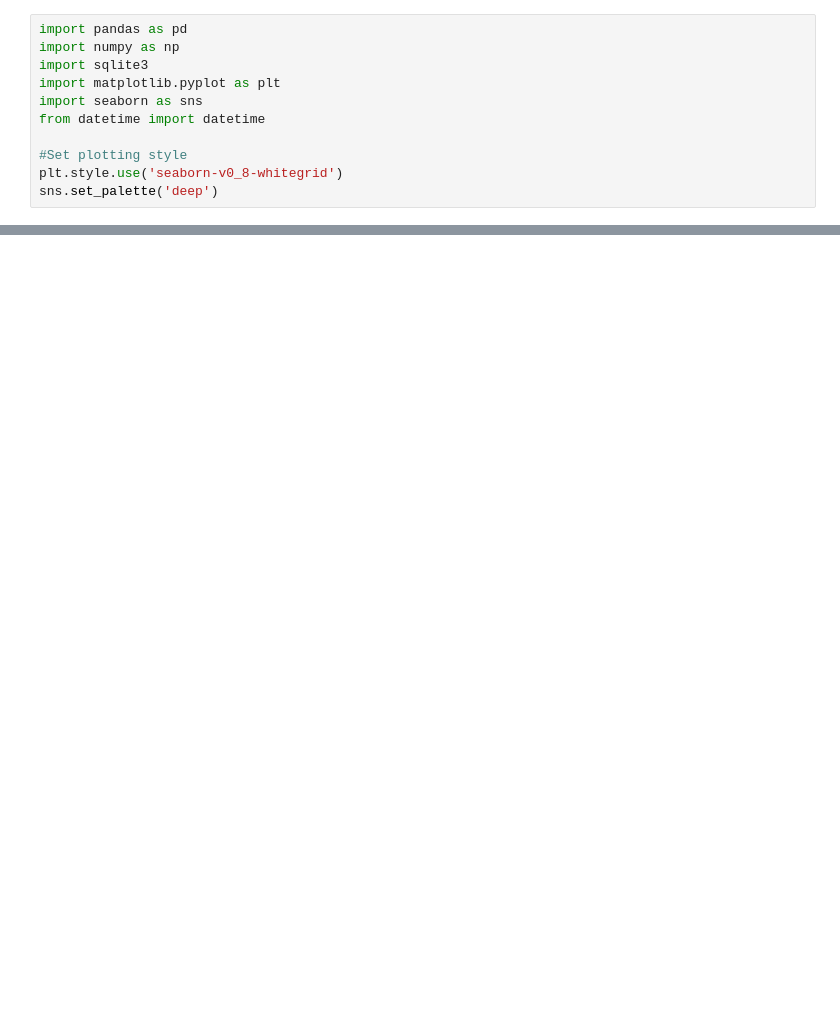
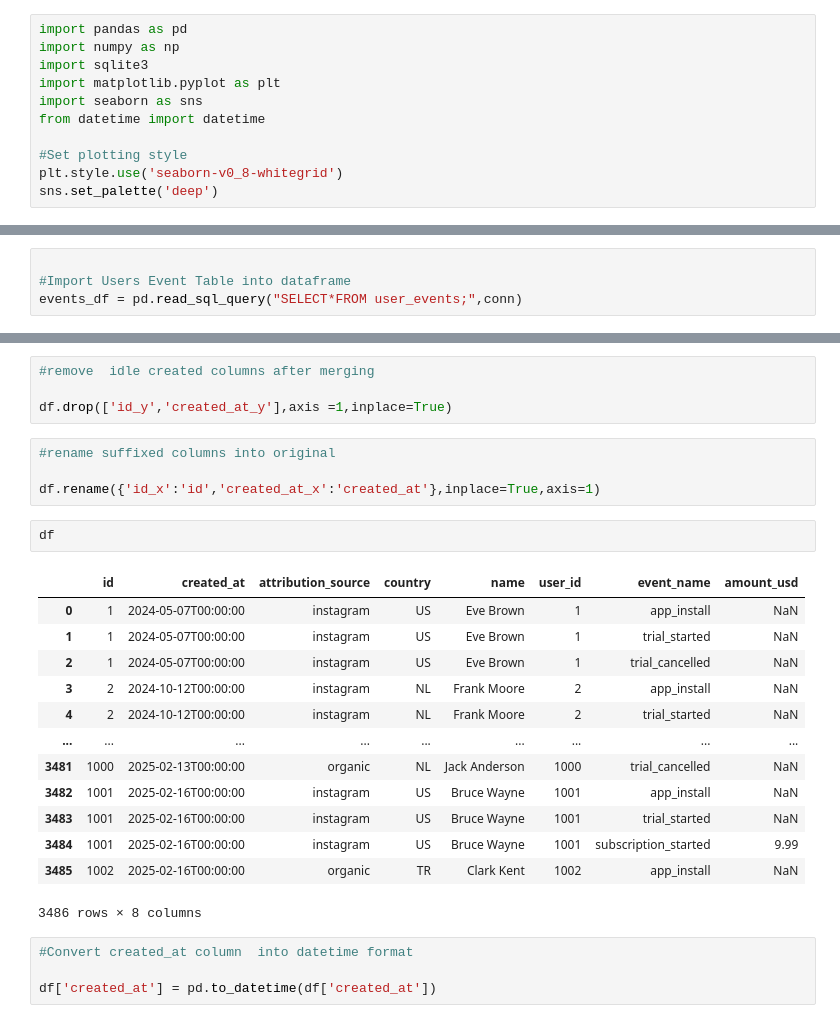
Before and after one commit to euphratesk/cornP, a Jupyter notebook: Case-Study PapCorns.ipynb, the cells around one changed output, grey strips where cells are left out. Cells and saved outputs as stored; diff of their text form; blank space fills up the shorter version.

```diff
--- a/Case-Study PapCorns.ipynb
+++ b/Case-Study PapCorns.ipynb
@@ -11,0 +18,4 @@ sns.set_palette('deep')
+# %%
+
+#Import Users Event Table into dataframe
+events_df = pd.read_sql_query("SELECT*FROM user_events;",conn)
@@ -11,0 +227,28 @@ sns.set_palette('deep')
+# %%
+#remove  idle created columns after merging
+
+df.drop(['id_y','created_at_y'],axis =1,inplace=True)
+# %%
+#rename suffixed columns into original
+
+df.rename({'id_x':'id','created_at_x':'created_at'},inplace=True,axis=1)
+# %%
+df
+# %% [output]
+|  | id | created_at | attribution_source | country | name | user_id | event_name | amount_usd |
+| 0 | 1 | 2024-05-07T00:00:00 | instagram | US | Eve Brown | 1 | app_install | NaN |
+| 1 | 1 | 2024-05-07T00:00:00 | instagram | US | Eve Brown | 1 | trial_started | NaN |
+| 2 | 1 | 2024-05-07T00:00:00 | instagram | US | Eve Brown | 1 | trial_cancelled | NaN |
+| 3 | 2 | 2024-10-12T00:00:00 | instagram | NL | Frank Moore | 2 | app_install | NaN |
+| 4 | 2 | 2024-10-12T00:00:00 | instagram | NL | Frank Moore | 2 | trial_started | NaN |
+| ... | ... | ... | ... | ... | ... | ... | ... | ... |
+| 3481 | 1000 | 2025-02-13T00:00:00 | organic | NL | Jack Anderson | 1000 | trial_cancelled | NaN |
+| 3482 | 1001 | 2025-02-16T00:00:00 | instagram | US | Bruce Wayne | 1001 | app_install | NaN |
+| 3483 | 1001 | 2025-02-16T00:00:00 | instagram | US | Bruce Wayne | 1001 | trial_started | NaN |
+| 3484 | 1001 | 2025-02-16T00:00:00 | instagram | US | Bruce Wayne | 1001 | subscription_started | 9.99 |
+| 3485 | 1002 | 2025-02-16T00:00:00 | organic | TR | Clark Kent | 1002 | app_install | NaN |
+3486 rows × 8 columns
+# %%
+#Convert created_at column  into datetime format
+
+df['created_at'] = pd.to_datetime(df['created_at'])
```
Also changed, not shown: parts of 51 cells of this notebook.
